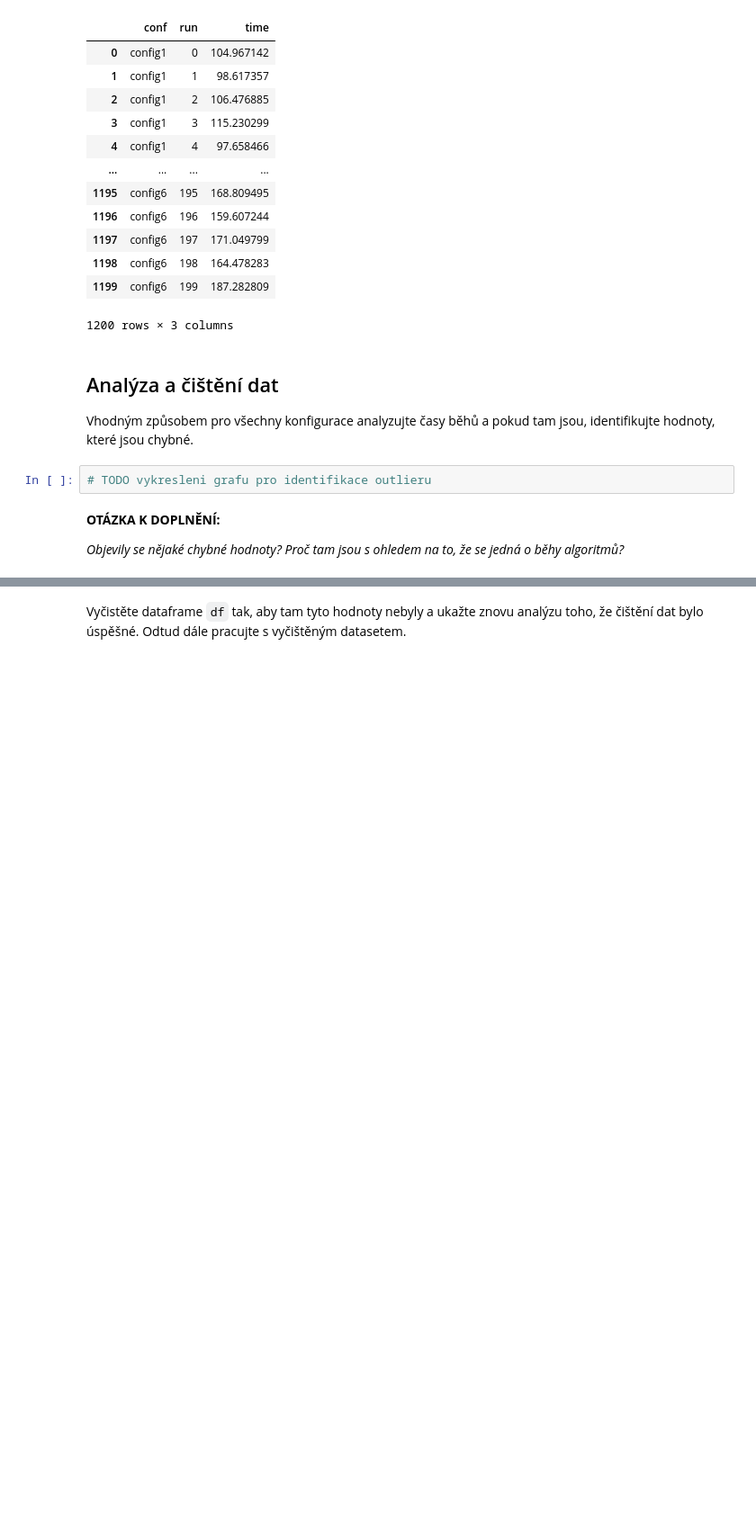
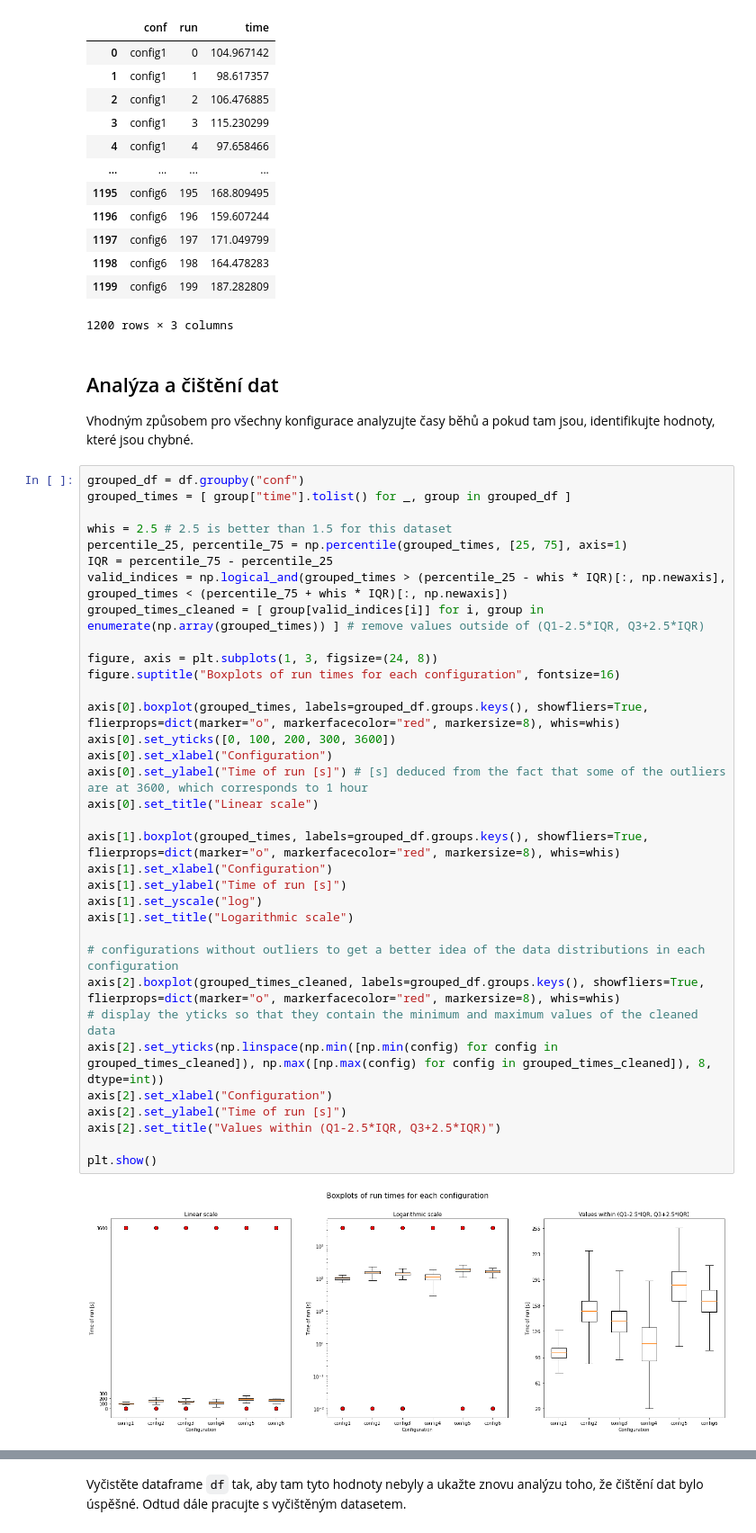
Before and after one commit to xmihol00/MSP, a Jupyter notebook: proj1/proj1.ipynb, the cells around one changed output, grey strips where cells are left out. Shown: that part at 90% size. Saved outputs shown, nothing was run; the diff lists cells and outputs as text; blank space fills up the shorter version.

Commit message:
main-Vizualization and outlier removal in proj1

```diff
--- a/proj1/proj1.ipynb
+++ b/proj1/proj1.ipynb
@@ -82,9 +82,39 @@ df
 # %% [markdown]
 ## Analýza a čištění dat
 Vhodným způsobem pro všechny konfigurace analyzujte časy běhů a pokud tam jsou, identifikujte hodnoty, které jsou chybné.
-# %%
-# TODO vykresleni grafu pro identifikace outlieru
-# %% [markdown]
-__OTÁZKA K DOPLNĚNÍ:__
-
-_Objevily se nějaké chybné hodnoty? Proč tam jsou s ohledem na to, že se jedná o běhy algoritmů?_
+# %%
+grouped_df = df.groupby("conf")
+grouped_times = [ group["time"].tolist() for _, group in grouped_df ]
+
+whis = 2.5 # 2.5 is better than 1.5 for this dataset
+percentile_25, percentile_75 = np.percentile(grouped_times, [25, 75], axis=1)
+IQR = percentile_75 - percentile_25
+valid_indices = np.logical_and(grouped_times > (percentile_25 - whis * IQR)[:, np.newaxis], grouped_times < (percentile_75 + whis * IQR)[:, np.newaxis])
+grouped_times_cleaned = [ group[valid_indices[i]] for i, group in enumerate(np.array(grouped_times)) ] # remove values outside of (Q1-2.5*IQR, Q3+2.5*IQR)
+
+figure, axis = plt.subplots(1, 3, figsize=(24, 8))
+figure.suptitle("Boxplots of run times for each configuration", fontsize=16)
+
+axis[0].boxplot(grouped_times, labels=grouped_df.groups.keys(), showfliers=True, flierprops=dict(marker="o", markerfacecolor="red", markersize=8), whis=whis)
+axis[0].set_yticks([0, 100, 200, 300, 3600])
+axis[0].set_xlabel("Configuration")
+axis[0].set_ylabel("Time of run [s]") # [s] deduced from the fact that some of the outliers are at 3600, which corresponds to 1 hour
+axis[0].set_title("Linear scale")
+
+axis[1].boxplot(grouped_times, labels=grouped_df.groups.keys(), showfliers=True, flierprops=dict(marker="o", markerfacecolor="red", markersize=8), whis=whis)
+axis[1].set_xlabel("Configuration")
+axis[1].set_ylabel("Time of run [s]")
+axis[1].set_yscale("log")
+axis[1].set_title("Logarithmic scale")
+
+# configurations without outliers to get a better idea of the data distributions in each configuration
+axis[2].boxplot(grouped_times_cleaned, labels=grouped_df.groups.keys(), showfliers=True, flierprops=dict(marker="o", markerfacecolor="red", markersize=8), whis=whis)
+# display the yticks so that they contain the minimum and maximum values of the cleaned data
+axis[2].set_yticks(np.linspace(np.min([np.min(config) for config in grouped_times_cleaned]), np.max([np.max(config) for config in grouped_times_cleaned]), 8, dtype=int))
+axis[2].set_xlabel("Configuration")
+axis[2].set_ylabel("Time of run [s]")
+axis[2].set_title("Values within (Q1-2.5*IQR, Q3+2.5*IQR)")
+
+plt.show()
+# %% [output]
+[figure, added]
```
Also changed, not shown: parts of 7 cells of this notebook.
